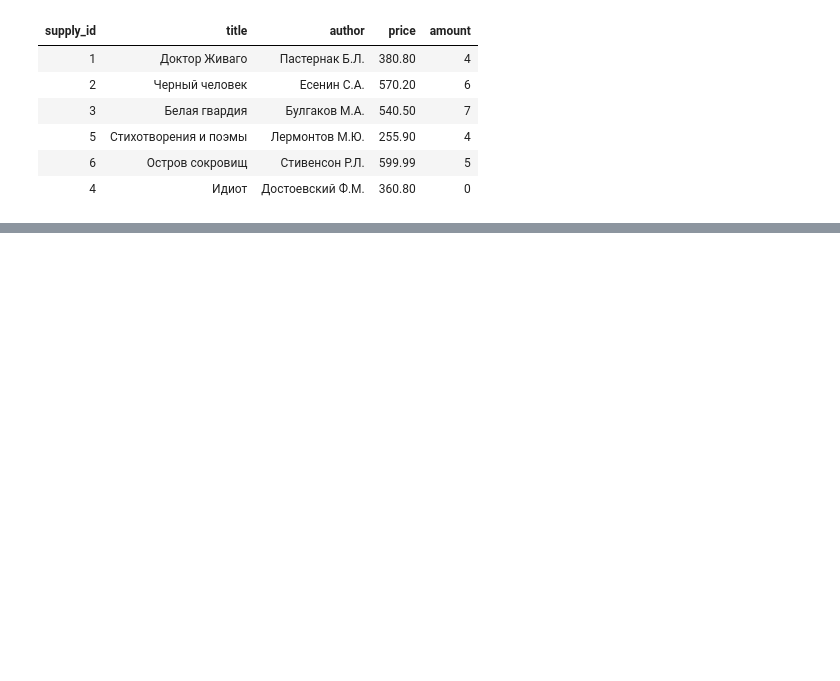
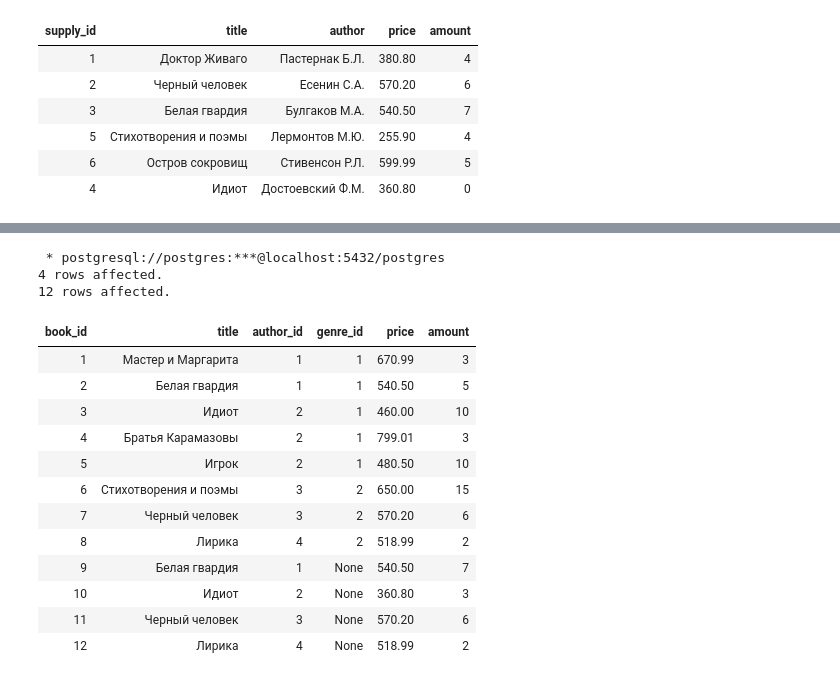
Before and after one commit to letrepas/Interactive-SQL-Simulator, a Jupyter notebook: SQL.ipynb, the cells around one changed output, grey strips where cells are left out. Drawn from its saved outputs; the diff is of its cells as text; code cells hidden in the pictures; blank space fills up the shorter version.

```diff
--- a/SQL.ipynb
+++ b/SQL.ipynb
@@ -2195,0 +2218,26 @@ SELECT * FROM stepik.supply
+# %%
+%%sql
+INSERT INTO stepik.book (title, author_id, price, amount)
+SELECT title, author_id, price, amount
+FROM stepik.author a
+    JOIN stepik.supply s ON s.author = a.name_author
+WHERE amount <> 0;
+
+SELECT * FROM stepik.book
+# %% [output]
+ * postgresql://postgres:***@localhost:5432/postgres
+4 rows affected.
+12 rows affected.
+| book_id | title | author_id | genre_id | price | amount |
+| 1 | Мастер и Маргарита | 1 | 1 | 670.99 | 3 |
+| 2 | Белая гвардия | 1 | 1 | 540.50 | 5 |
+| 3 | Идиот | 2 | 1 | 460.00 | 10 |
+| 4 | Братья Карамазовы | 2 | 1 | 799.01 | 3 |
+| 5 | Игрок | 2 | 1 | 480.50 | 10 |
+| 6 | Стихотворения и поэмы | 3 | 2 | 650.00 | 15 |
+| 7 | Черный человек | 3 | 2 | 570.20 | 6 |
+| 8 | Лирика | 4 | 2 | 518.99 | 2 |
+| 9 | Белая гвардия | 1 | None | 540.50 | 7 |
+| 10 | Идиот | 2 | None | 360.80 | 3 |
+| 11 | Черный человек | 3 | None | 570.20 | 6 |
+| 12 | Лирика | 4 | None | 518.99 | 2 |
```
Also changed, not shown: parts of 2 cells of this notebook.
